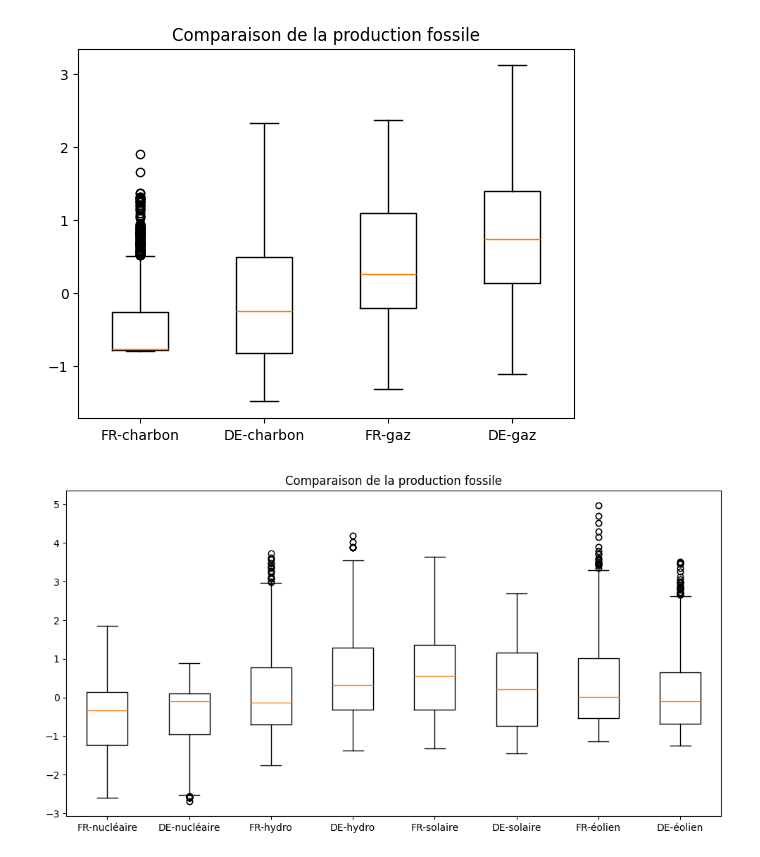
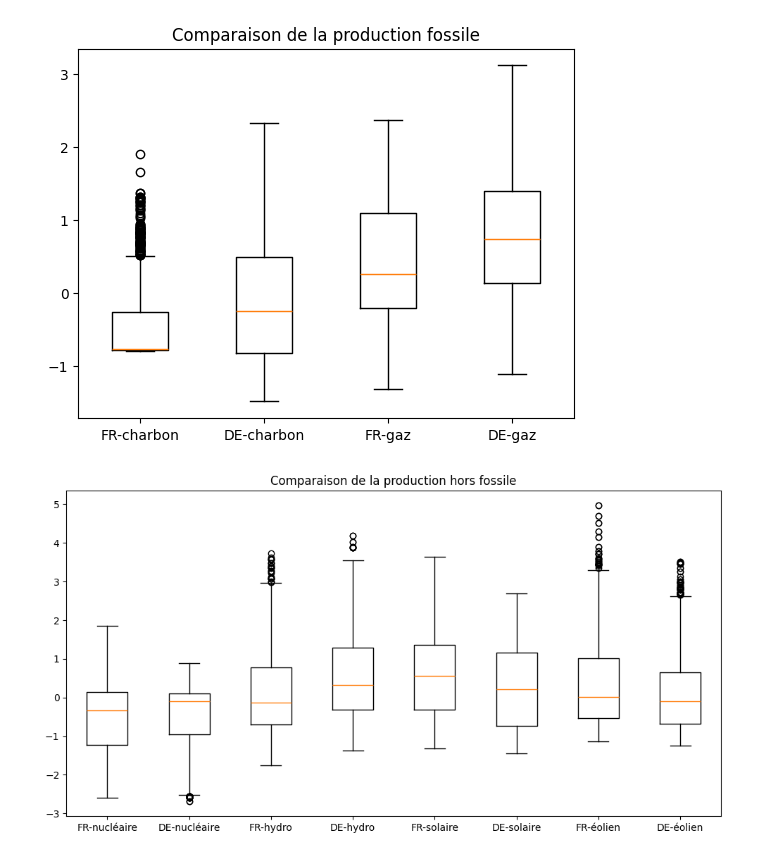
Before and after one commit to paulqevan/Challenge_QRT_prix_elec, a Jupyter notebook: exploration.ipynb, the cells around one changed output. Drawn from its saved outputs; the diff is of its cells as text; code cells hidden in the pictures.

```diff
--- a/exploration.ipynb
+++ b/exploration.ipynb
@@ -243,10 +243,10 @@ plt.show()
 # %%
 plt.figure(figsize=(12,6))
 plt.boxplot(
     [df_sorted["FR_NUCLEAR"], df_sorted["DE_NUCLEAR"], df_sorted["FR_HYDRO"], df_sorted["DE_HYDRO"],df_sorted["FR_SOLAR"], df_sorted["DE_SOLAR"], df_sorted["FR_WINDPOW"],df_sorted["DE_WINDPOW"]],
     labels=["FR-nucléaire", "DE-nucléaire", "FR-hydro", "DE-hydro", "FR-solaire", "DE-solaire", "FR-éolien", "DE-éolien"]
 )
-plt.title("Comparaison de la production fossile")
+plt.title("Comparaison de la production hors fossile")
 plt.show()
 # %% [output]
-[figure, old version]
+[figure, new version]
```
